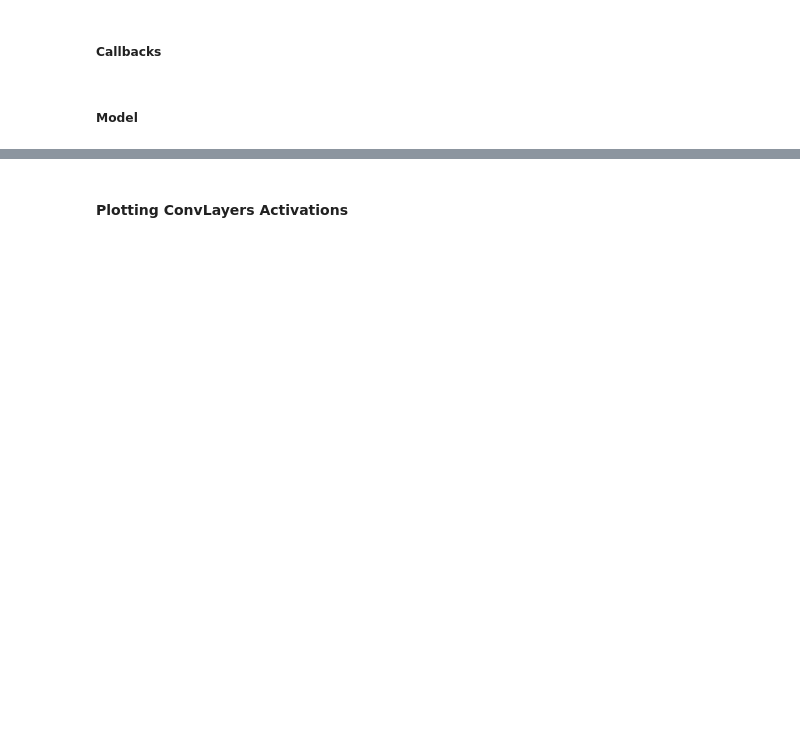
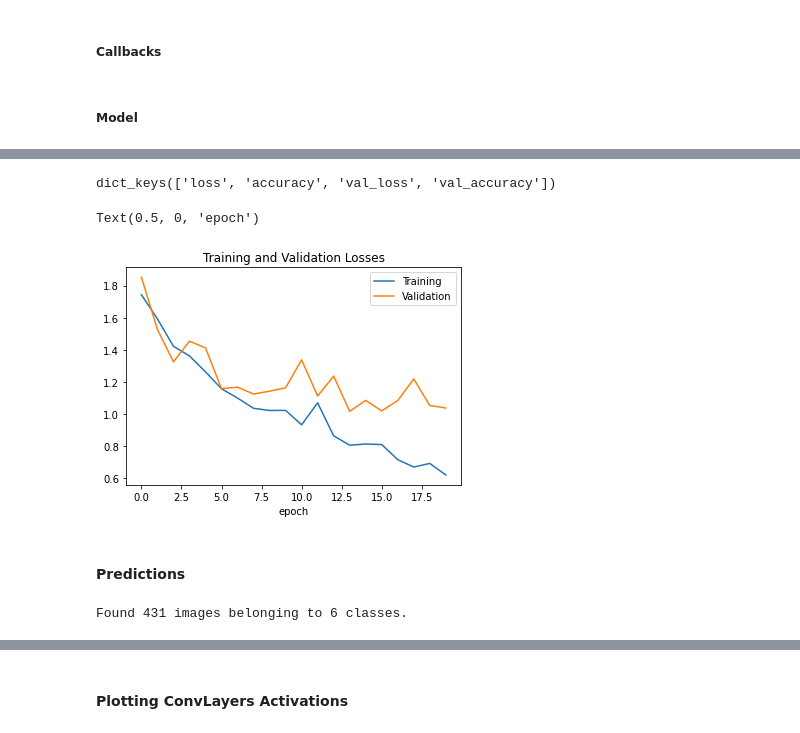
Before and after one commit to CarlosGarlem/SL2-DeepLearning, a Jupyter notebook: CNN/CNN_Model.ipynb, the cells around one changed output, grey strips where cells are left out. Saved outputs shown, nothing was run; the diff lists cells and outputs as text; code cells hidden in the pictures; blank space fills up the shorter version.

```diff
--- a/CNN/CNN_Model.ipynb
+++ b/CNN/CNN_Model.ipynb
@@ -77,29 +106,27 @@ class myCallback(tf.keras.callbacks.Callback):
 # %%
 stop_cb = myCallback()
 # %%
-checkpoint_path = './checkpoints/cnn_cp_{epoch:04d}.ckpt'
+checkpoint_path = './models/cnn_model{}/weights_cp.ckpt'.format(model_id)
 # %%
 cp_callback = tf.keras.callbacks.ModelCheckpoint(filepath=checkpoint_path,
                                                  save_weights_only=True,
-                                                 monitor='val_mse',
-                                                 save_freq=5 * 250,
-                                                 #default to epoch, if not how many batches later should it be saved
+                                                 monitor='val_accuracy',
+                                                 save_best_only = True,
                                                  verbose=1)
 # %% [markdown]
 ##### Model
 # %%
 model = Sequential([
-     Conv2D(filters = 32, kernel_size = (3,3), input_shape = (64,64,3), activation = 'relu', kernel_initializer = GlorotUniform())
+     Conv2D(filters = 256, kernel_size = (3,3), input_shape = (64,64,3), activation = 'relu', kernel_initializer = GlorotUniform())
     ,MaxPool2D(pool_size = (2,2))
-    ,Dropout(0.2)
-    ,Conv2D(filters = 64, kernel_size = (3,3), activation = 'relu', kernel_initializer = GlorotUniform())
+    ,Conv2D(filters = 256, kernel_size = (3,3), activation = 'relu', kernel_initializer = GlorotUniform())
     ,MaxPool2D(pool_size = (2,2))
-    ,Dropout(0.2)
     ,Conv2D(filters = 128, kernel_size = (3,3), activation = 'relu', kernel_initializer = GlorotUniform())
     ,MaxPool2D(pool_size = (2,2))
-    ,Dropout(0.2)
     ,Flatten()
+    ,Dense(units = 512, activation = 'relu', kernel_initializer = GlorotUniform())
+    ,Dropout(0.3)
     ,Dense(units = 128, activation = 'relu', kernel_initializer = GlorotUniform())
-    ,Dense(units = 256, activation = 'relu', kernel_initializer = GlorotUniform())
+    ,Dropout(0.3)
     ,Dense(units = 6, activation = 'softmax')
 ])
@@ -129,9 +139,9 @@ model.compile(loss = 'categorical_crossentropy', optimizer = 'adam', metrics = [
 %%time
 history = model.fit(
      x = train_generator
-    ,epochs = 20
+    ,epochs = 50
     ,validation_data = val_generator
-    ,callbacks = [stop_cb]
+    ,callbacks = [stop_cb, cp_callback]
 )
 # %% [output]
 Epoch 1/20
@@ -153,0 +186,28 @@ Wall time: 2min 36s
+# %%
+history.history.keys()
+# %% [output]
+dict_keys(['loss', 'accuracy', 'val_loss', 'val_accuracy'])
+# %%
+plt.plot(history.history['loss'])
+plt.plot(history.history['val_loss'])
+plt.legend(['Training', 'Validation'])
+plt.title('Training and Validation Losses')
+plt.xlabel('epoch')
+# %% [output]
+Text(0.5, 0, 'epoch')
+[figure, added]
+# %% [markdown]
+#### Predictions
+# %%
+test_datagen = ImageDataGenerator(
+    rescale = 1/255.
+)
+
+test_generator = test_datagen.flow_from_directory(
+    testset_path,
+    target_size = (64, 64),
+    batch_size = 32,
+    class_mode = 'categorical'
+)
+# %% [output]
+Found 431 images belonging to 6 classes.
```
Also changed, not shown: parts of 17 cells of this notebook, 41 other files.
